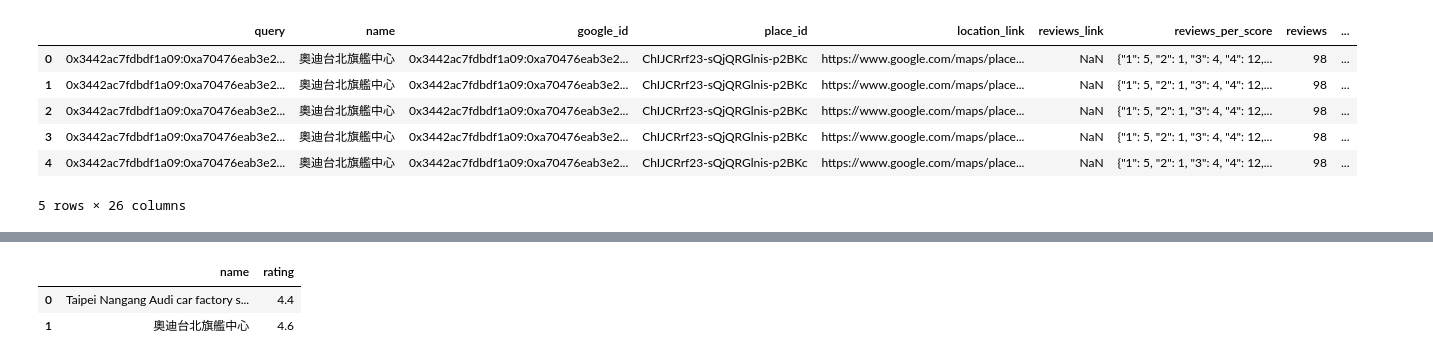
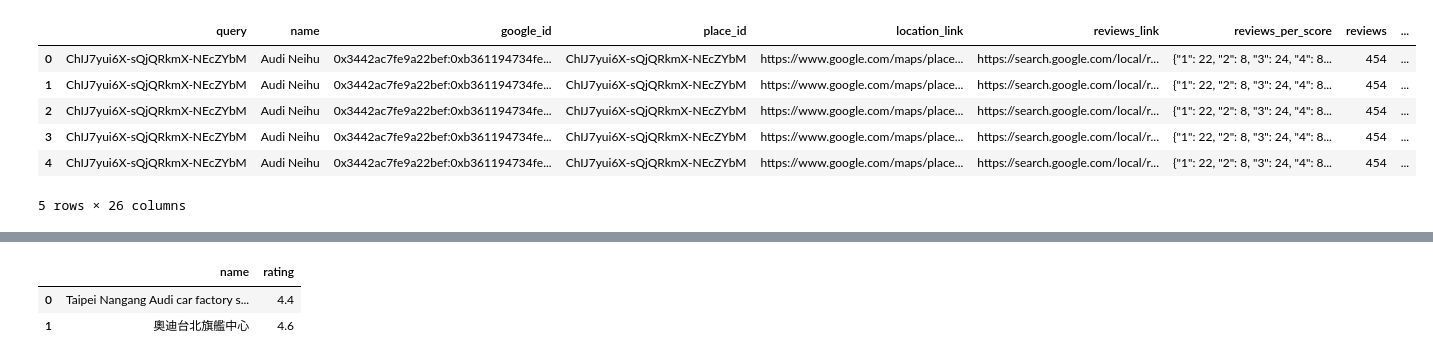
Before and after one commit to Sunnyday0829/google-review-project, a Jupyter notebook: preprocessing_ver1.ipynb, the cells around one changed output, grey strips where cells are left out. Saved outputs shown, nothing was run; the diff lists cells and outputs as text; code cells hidden in the pictures.

```diff
--- a/preprocessing.ipynb
+++ b/preprocessing_ver1.ipynb
@@ -7,12 +10,12 @@ import plotly.graph_objects as go
 # %%
-data_outscraper = pd.read_csv("./20230717055154221d.csv")
+data_outscraper = pd.read_excel("./complete_review.xlsx")
 data_outscraper.head(n=5)
 # %% [output]
 |  | query | name | google_id | place_id | location_link | reviews_link | reviews_per_score | reviews | ... |
-| 0 | 0x3442ac7fdbdf1a09:0xa70476eab3e2... | 奧迪台北旗艦中心 | 0x3442ac7fdbdf1a09:0xa70476eab3e2... | ChIJCRrf23-sQjQRGlnis-p2BKc | https://www.google.com/maps/place... | NaN | {"1": 5, "2": 1, "3": 4, "4": 12,... | 98 | ... |
-| 1 | 0x3442ac7fdbdf1a09:0xa70476eab3e2... | 奧迪台北旗艦中心 | 0x3442ac7fdbdf1a09:0xa70476eab3e2... | ChIJCRrf23-sQjQRGlnis-p2BKc | https://www.google.com/maps/place... | NaN | {"1": 5, "2": 1, "3": 4, "4": 12,... | 98 | ... |
-| 2 | 0x3442ac7fdbdf1a09:0xa70476eab3e2... | 奧迪台北旗艦中心 | 0x3442ac7fdbdf1a09:0xa70476eab3e2... | ChIJCRrf23-sQjQRGlnis-p2BKc | https://www.google.com/maps/place... | NaN | {"1": 5, "2": 1, "3": 4, "4": 12,... | 98 | ... |
-| 3 | 0x3442ac7fdbdf1a09:0xa70476eab3e2... | 奧迪台北旗艦中心 | 0x3442ac7fdbdf1a09:0xa70476eab3e2... | ChIJCRrf23-sQjQRGlnis-p2BKc | https://www.google.com/maps/place... | NaN | {"1": 5, "2": 1, "3": 4, "4": 12,... | 98 | ... |
-| 4 | 0x3442ac7fdbdf1a09:0xa70476eab3e2... | 奧迪台北旗艦中心 | 0x3442ac7fdbdf1a09:0xa70476eab3e2... | ChIJCRrf23-sQjQRGlnis-p2BKc | https://www.google.com/maps/place... | NaN | {"1": 5, "2": 1, "3": 4, "4": 12,... | 98 | ... |
+| 0 | ChIJ7yui6X-sQjQRkmX-NEcZYbM | Audi Neihu | 0x3442ac7fe9a22bef:0xb361194734fe... | ChIJ7yui6X-sQjQRkmX-NEcZYbM | https://www.google.com/maps/place... | https://search.google.com/local/r... | {"1": 22, "2": 8, "3": 24, "4": 8... | 454 | ... |
+| 1 | ChIJ7yui6X-sQjQRkmX-NEcZYbM | Audi Neihu | 0x3442ac7fe9a22bef:0xb361194734fe... | ChIJ7yui6X-sQjQRkmX-NEcZYbM | https://www.google.com/maps/place... | https://search.google.com/local/r... | {"1": 22, "2": 8, "3": 24, "4": 8... | 454 | ... |
+| 2 | ChIJ7yui6X-sQjQRkmX-NEcZYbM | Audi Neihu | 0x3442ac7fe9a22bef:0xb361194734fe... | ChIJ7yui6X-sQjQRkmX-NEcZYbM | https://www.google.com/maps/place... | https://search.google.com/local/r... | {"1": 22, "2": 8, "3": 24, "4": 8... | 454 | ... |
+| 3 | ChIJ7yui6X-sQjQRkmX-NEcZYbM | Audi Neihu | 0x3442ac7fe9a22bef:0xb361194734fe... | ChIJ7yui6X-sQjQRkmX-NEcZYbM | https://www.google.com/maps/place... | https://search.google.com/local/r... | {"1": 22, "2": 8, "3": 24, "4": 8... | 454 | ... |
+| 4 | ChIJ7yui6X-sQjQRkmX-NEcZYbM | Audi Neihu | 0x3442ac7fe9a22bef:0xb361194734fe... | ChIJ7yui6X-sQjQRkmX-NEcZYbM | https://www.google.com/maps/place... | https://search.google.com/local/r... | {"1": 22, "2": 8, "3": 24, "4": 8... | 454 | ... |
 5 rows × 26 columns
 # %%
```
Also changed, not shown: parts of 8 cells of this notebook, 3 other files.
